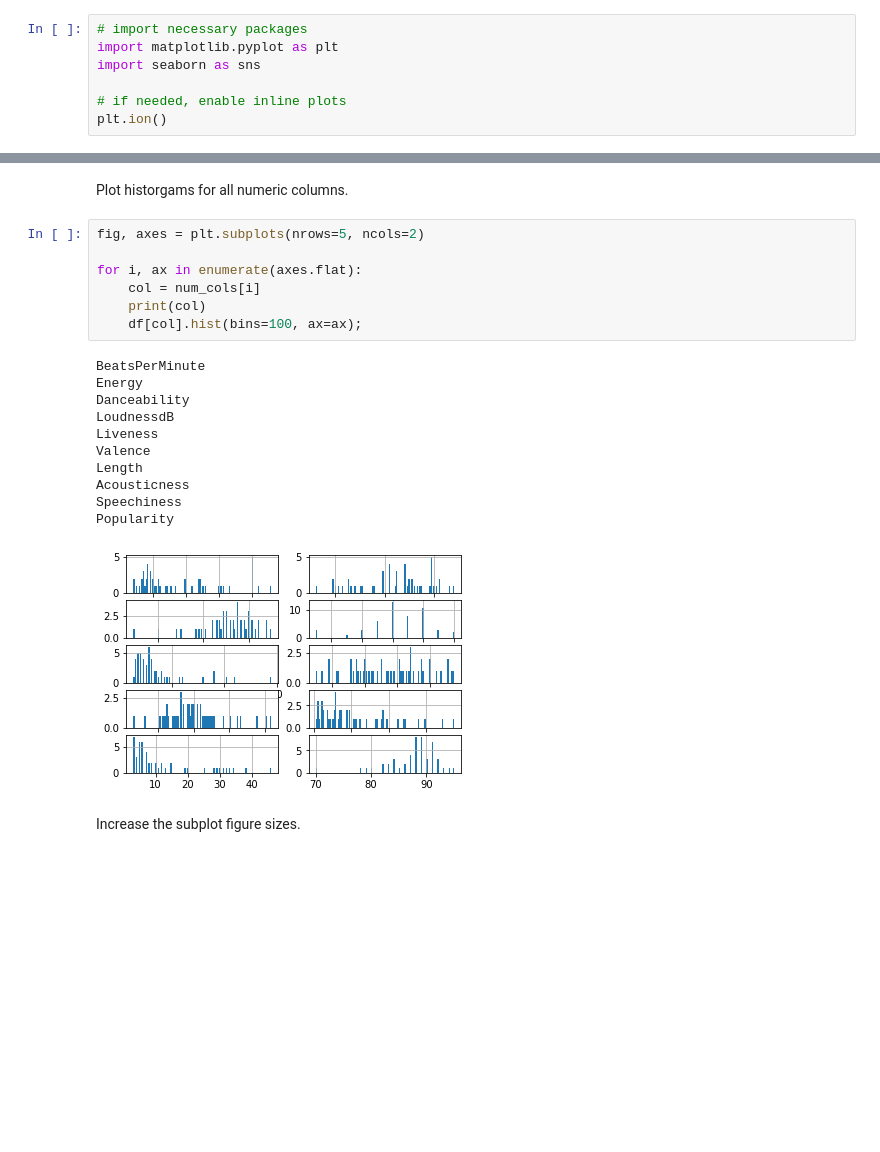
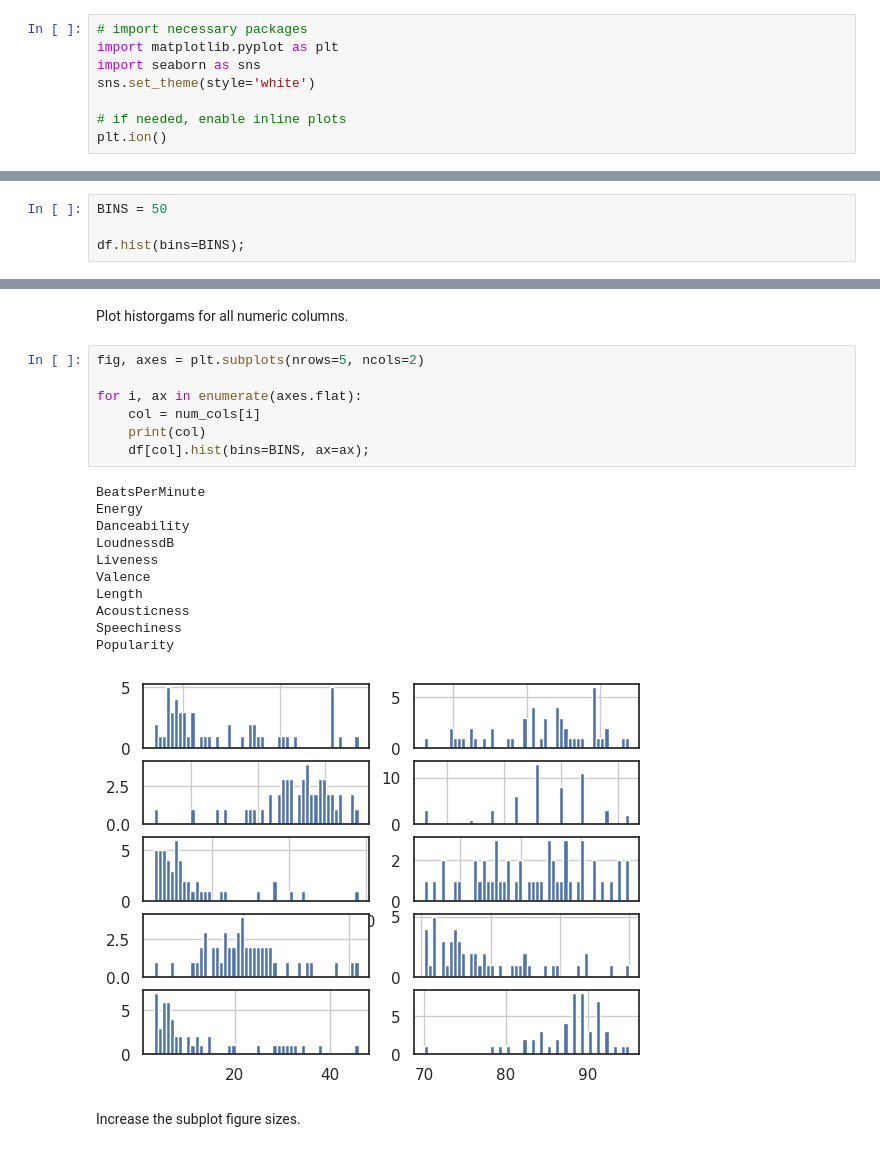
Before and after one commit to vishal-git/dapt-631, a Jupyter notebook: notebooks/03_intro_pandas_eda.ipynb, the cells around one changed output, grey strips where cells are left out. Drawn from its saved outputs; the diff is of its cells as text; blank space fills up the shorter version.

```diff
--- a/notebooks/03_intro_pandas_eda.ipynb
+++ b/notebooks/03_intro_pandas_eda.ipynb
@@ -145,6 +145,7 @@ Plot the correlation matrix.
 # import necessary packages
 import matplotlib.pyplot as plt
 import seaborn as sns
+sns.set_theme(style='white')
 
 # if needed, enable inline plots
 plt.ion()
@@ -244,0 +244,4 @@ df.hist(bins=100);
+# %%
+BINS = 50
+
+df.hist(bins=BINS);
@@ -329,22 +323,22 @@ Plot historgams for all numeric columns.
 # %%
 fig, axes = plt.subplots(nrows=5, ncols=2)
 
 for i, ax in enumerate(axes.flat):
     col = num_cols[i]
     print(col)
-    df[col].hist(bins=100, ax=ax);
+    df[col].hist(bins=BINS, ax=ax);
 # %% [output]
 BeatsPerMinute
 Energy
 Danceability
 LoudnessdB
 Liveness
 Valence
 Length
 Acousticness
 Speechiness
 Popularity
-[figure, old version]
+[figure, new version]
 # %% [markdown]
 Increase the subplot figure sizes.
 # %%
```
Also changed, not shown: parts of 44 cells of this notebook, 3 other files.
